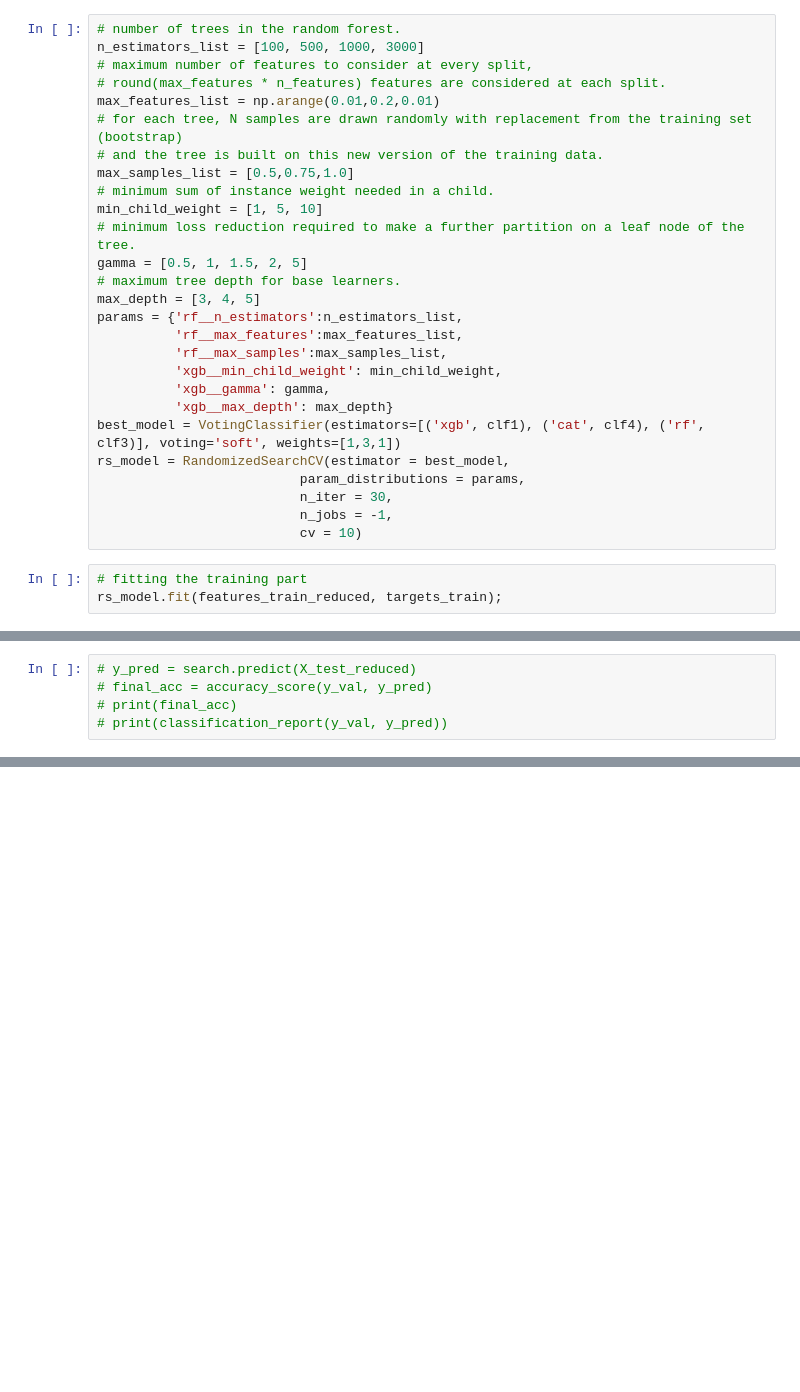
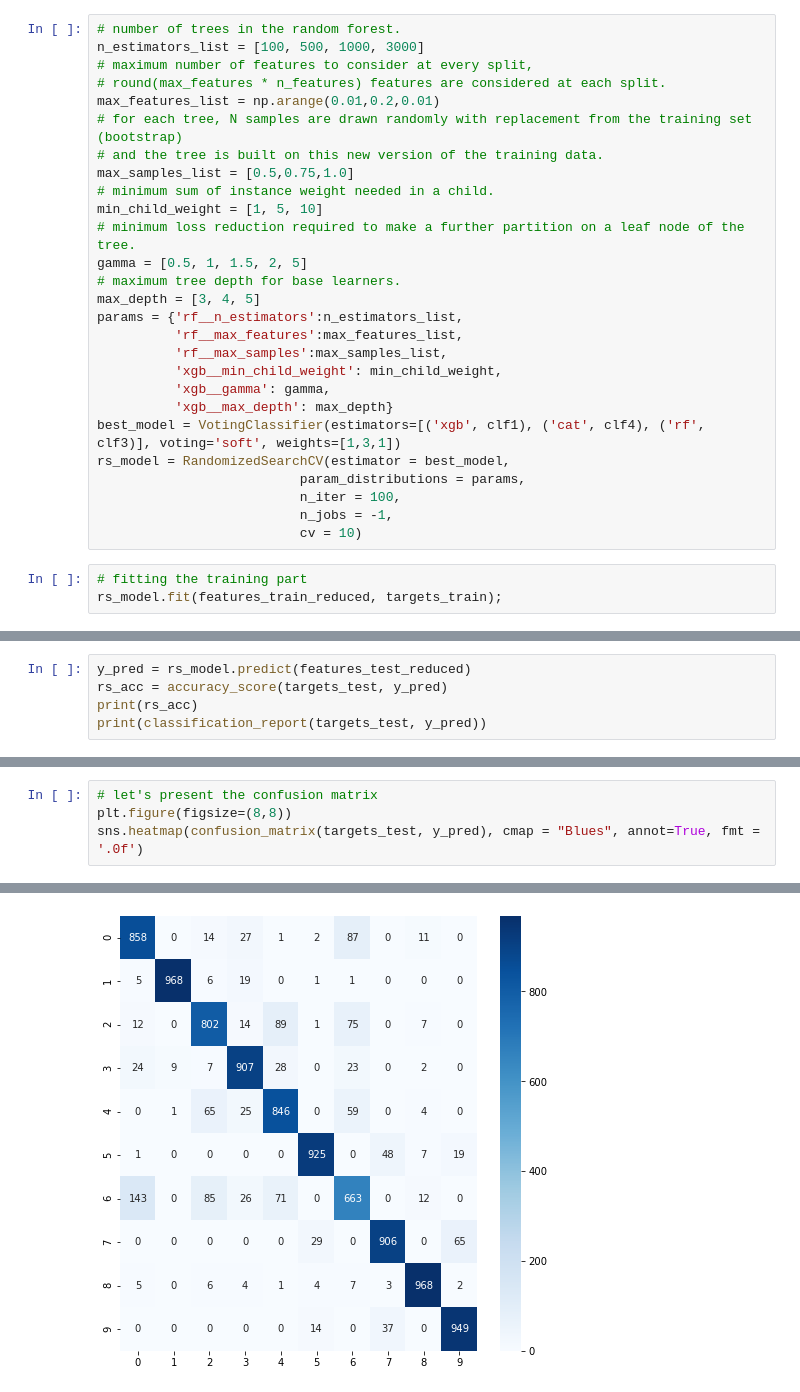
Before and after one commit to Matan-Shimon/Data-Visualization, a Jupyter notebook: Fashion Mnist.ipynb, the cells around one changed output, grey strips where cells are left out. Saved outputs shown, nothing was run; the diff lists cells and outputs as text; blank space fills up the shorter version.

```diff
--- a/Fashion Mnist.ipynb
+++ b/Fashion Mnist.ipynb
@@ -872,7 +834,7 @@ params = {'rf__n_estimators':n_estimators_list,
 best_model = VotingClassifier(estimators=[('xgb', clf1), ('cat', clf4), ('rf', clf3)], voting='soft', weights=[1,3,1])
 rs_model = RandomizedSearchCV(estimator = best_model,
                           param_distributions = params,
-                          n_iter = 30,
+                          n_iter = 100,
                           n_jobs = -1,
                           cv = 10)
 # %%
@@ -886,0 +851,5 @@ print(best_parameters)
+# %%
+y_pred = rs_model.predict(features_test_reduced)
+rs_acc = accuracy_score(targets_test, y_pred)
+print(rs_acc)
+print(classification_report(targets_test, y_pred))
@@ -887,5 +874,5 @@ print(best_parameters)
 # %%
-# y_pred = search.predict(X_test_reduced)
-# final_acc = accuracy_score(y_val, y_pred)
-# print(final_acc)
-# print(classification_report(y_val, y_pred))
+# let's present the confusion matrix
+plt.figure(figsize=(8,8))
+sns.heatmap(confusion_matrix(targets_test, y_pred), cmap = "Blues", annot=True, fmt = '.0f')
+# %% [output]
@@ -891,0 +880 @@ print(best_parameters)
+[figure, added]
```
Also changed, not shown: parts of 97 cells of this notebook.
